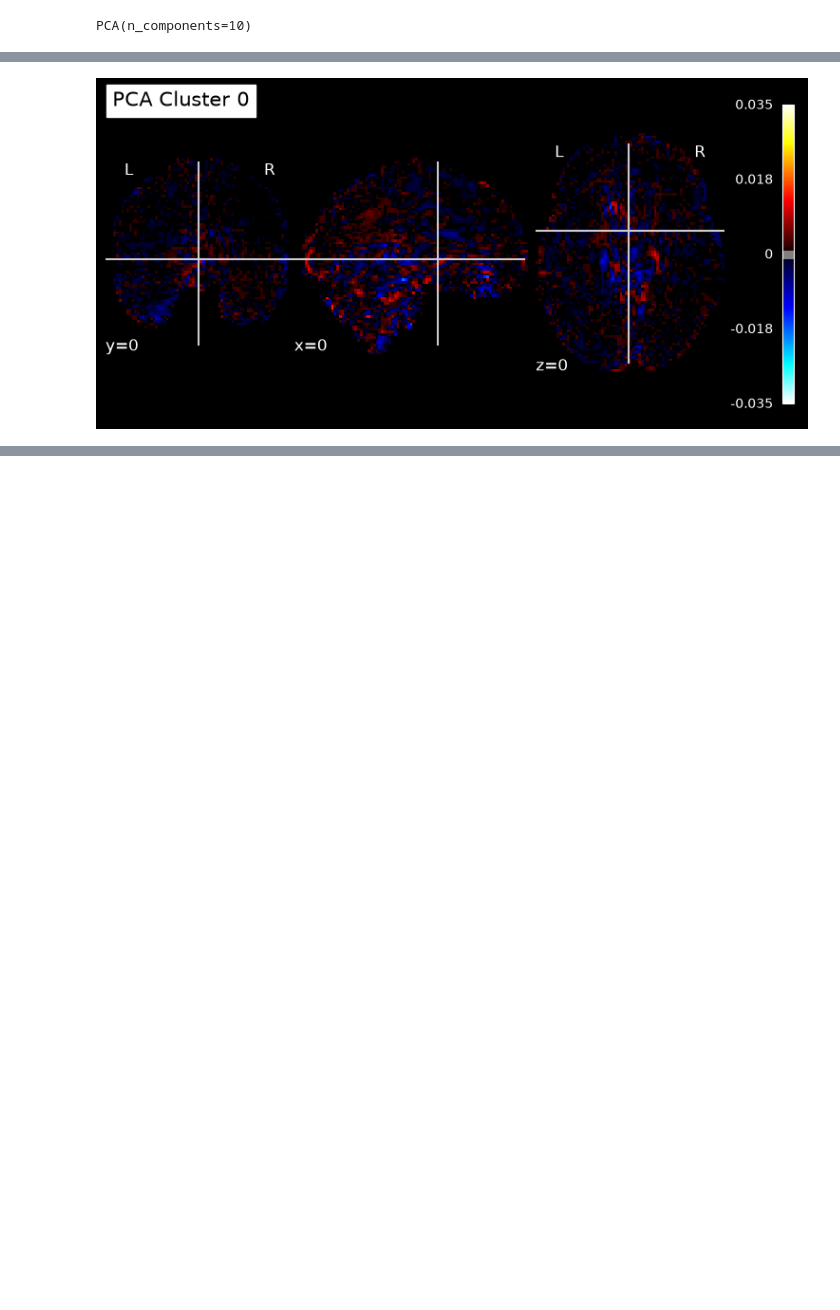
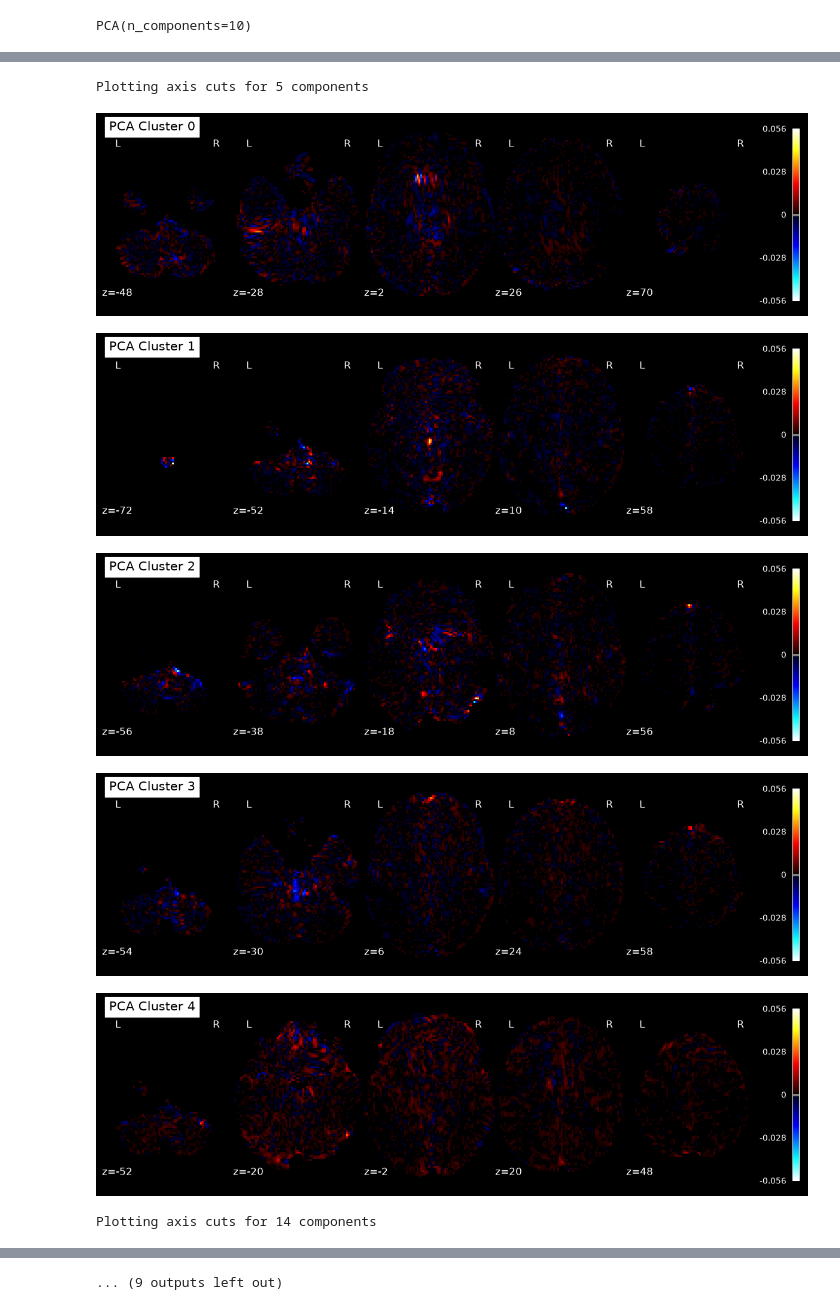
Before and after one commit to Kitkatkitkatia/NSSP_projects, a Jupyter notebook: part2.ipynb, the cells around one changed output, grey strips where cells are left out. Drawn from its saved outputs; the diff is of its cells as text; code cells hidden in the pictures; blank space fills up the shorter version.

```diff
--- a/part2.ipynb
+++ b/part2.ipynb
@@ -127,15 +194,40 @@ for comp in pca.components_:
 # %%
-from nilearn.plotting import plot_stat_map
+def plot_axial_clusters(pca_clusters, nb_slices=5):
+    for idx, cluster_3d in enumerate(pca_clusters):
 
-visual_idx = 0
-plot_stat_map(nib.Nifti1Image(pca_clusters[visual_idx], affine), bg_img=None, threshold=1e-3,
-               cut_coords=[0,0,0], black_bg=True,
-              title=f'PCA Cluster {visual_idx}')
+        # Convert the 3D numpy array to a NIfTI image
+        comp_img = nib.Nifti1Image(cluster_3d, affine)
 
-plt.show()
+        # Compute the maximum absolute loading across components to unify the scale,
+        # because otherwise hard to compare cuts
+        global_vmax = np.max([np.abs(cluster_3d).max() for cluster_3d in pca_clusters])
 
-#TODO:
-#Show each of the selected PCA loadings separately, in axial view only.
-#plotting = z would cut in z axis seulement axial. Plusieurs coupes en z par component would be nice
+        # Plot separately in axial view only with multiple slices
+        plot_stat_map(
+            comp_img,
+            bg_img=None,
+            threshold=1e-3,
+            vmax=global_vmax,
+            display_mode='z',        # Restricts visualization to axial (Z) slices only
+            cut_coords=nb_slices,            # Sets the number of axial slices to display
+            black_bg=True,
+            title=f'PCA Cluster {idx}'
+        )
+
+        plt.show()
-# %% [output]
-[figure, removed]
+# %%
+for nb_components in [5, 14]:    # Test nb_components = 5 and nb_components = 14
+    print(f"Plotting axis cuts for {nb_components} components")
+    pca = PCA(n_components=nb_components)
+    pca.fit(X)
+
+    pca_clusters = reshape_components(pca)
+    plot_axial_clusters(pca_clusters, nb_slices=5)
+# %% [output]
+Plotting axis cuts for 5 components
+[figure, added]
+[figure, added]
+[figure, added]
+[figure, added]
+[figure, added]
+Plotting axis cuts for 14 components
@@ -141,0 +239 @@ plt.show()
+... (9 outputs left out)
```
Also changed, not shown: parts of 20 cells of this notebook.
